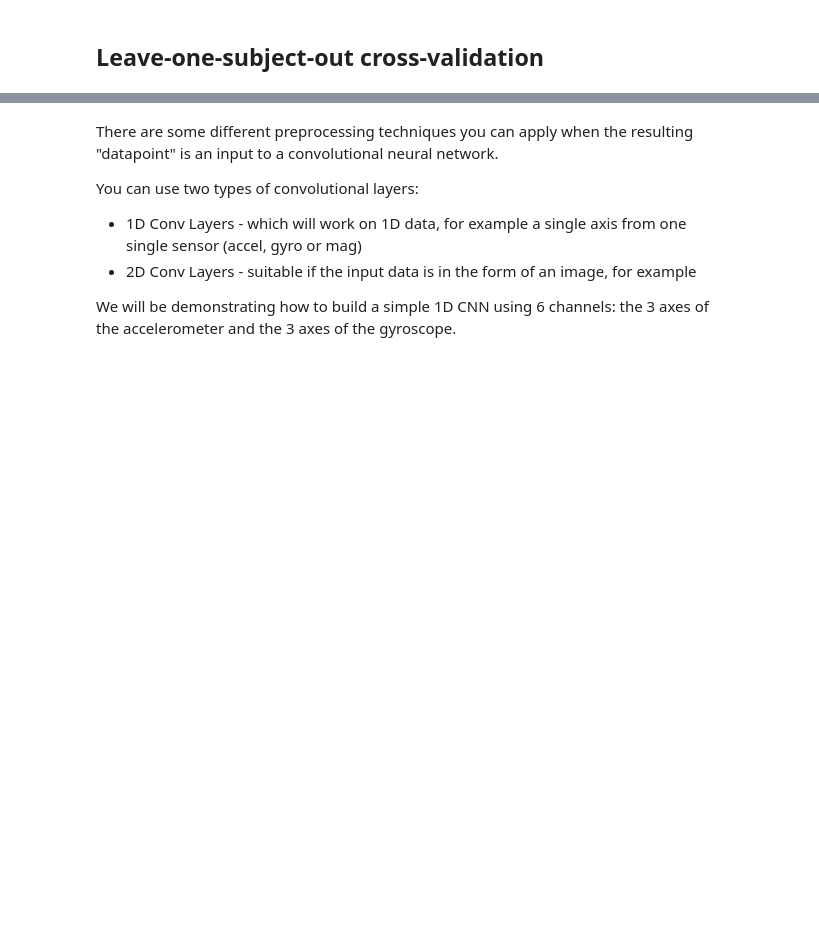
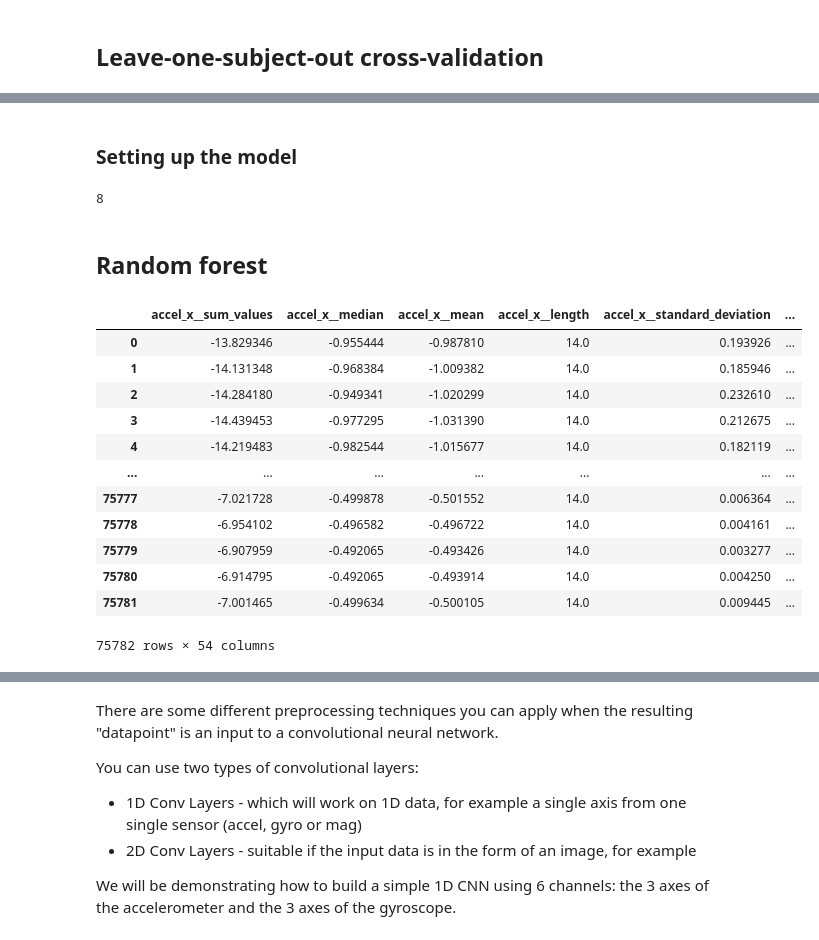
Before and after one commit to wassim2u/PDIOT-cw3, a Jupyter notebook: ML/model_builder.ipynb, the cells around one changed output, grey strips where cells are left out. Drawn from its saved outputs; the diff is of its cells as text; code cells hidden in the pictures; blank space fills up the shorter version.

```diff
--- a/ML/model_builder.ipynb
+++ b/ML/model_builder.ipynb
@@ -132,0 +234,4 @@ base_df['accel_x'].plot()
+# %%
+base_df= new_df
+base_df = base_df.dropna(subset=columns_of_interest_initial).reset_index(drop=True)
+base_df
@@ -133,2 +240,8 @@ base_df['accel_x'].plot()
+# %%
+#Minmaxscaler Attempt
+from sklearn.preprocessing import MinMaxScaler
+scaler = MinMaxScaler()
+scaler = scaler.fit(base_df[columns_of_interest_training].values)
+base_df.loc[:,columns_of_interest_training] = scaler.transform(base_df[columns_of_interest_training].to_numpy())
 # %%
 len(base_df.activity_type.values == 'Falling on Knees')
@@ -225,8 +338,14 @@ You can use the window ID to refer back to the initial dataframe and get the cla
 # %% [markdown]
 We will now process both recordings so that we have two classes for our classifier. For your own work you should only aim to perform classification on data from one sensor.
 # %%
+def overlap_class_labels_for_training_and_testing(training_set, testing_set):
+    training_set = []
+#     subset_base_df = base_df[base_df['activity_type'].isin(temp_class_labels)]
+    class_labels = []
+    return training_set, class_labels
 
-def group_into_sliding_windows(df,window_size=50,step_size=25):
+
+def group_into_sliding_windows(df,window_size=50,step_size=25, step_size_falling=5):
 
     window_number = 0 # start a counter at 0 to keep track of the window number
 
@@ -236,10 +355,15 @@ def group_into_sliding_windows(df,window_size=50,step_size=25):
     for rid, group in df.groupby("recording_id"):
         print(f"Processing rid = {rid}")
         large_enough_windows = [window for window in group.rolling(window=window_size, min_periods=window_size) if len(window) == window_size]
+        large_enough_windows = [window for window in group.rolling(window=window_size, min_periods=window_size) if len(window) == window_size]
 
+        overlapping_windows =[]
+        #TODO: Change the label into activity codes, since we are changing the activity types
+        if group['activity_type'].unique()[0] == grouped_falling_label:
+            overlapping_windows = large_enough_windows[::step_size_falling]
 
-
-        overlapping_windows = large_enough_windows[::step_size]
+        else:
+            overlapping_windows = large_enough_windows[::step_size]
         print(len(overlapping_windows))
         # then we will append a window ID to each window
         if overlapping_windows:
@@ -339,3 +543,45 @@ This is why when training a HAR model you will want to do a special kind of cros
 ![losoxv](../Images/LOOCV.png "losoxv")
 
 This ensures that the results we get from our classifier are consistent to what we would get in real life, if we were to test the model on a new user.
+# %% [markdown]
+### Setting up the model
+# %%
+filters = 64
+kernel_size = 3
+n_features = 6
+activation='relu'
+n_classes = len(class_labels)
+# n_classes = 12
+
+print(n_classes)
+# %% [output]
+8
+# %% [markdown]
+## Random forest
+# %%
+# now extract all features
+feature_list_train = []
+
+for col in columns_of_interest_training:
+    new_features = tsfresh.extract_features(timeseries_container=X_train_sliding_windows, column_id='window_id',
+                        column_value=col, default_fc_parameters=tsfresh.feature_extraction.MinimalFCParameters())
+
+    feature_list_train.append(new_features)
+
+feature_list_train = pd.concat(feature_list_train, axis=1)
+
+feature_list_train
+# %% [output]
+|  | accel_x__sum_values | accel_x__median | accel_x__mean | accel_x__length | accel_x__standard_deviation | ... |
+| 0 | -13.829346 | -0.955444 | -0.987810 | 14.0 | 0.193926 | ... |
+| 1 | -14.131348 | -0.968384 | -1.009382 | 14.0 | 0.185946 | ... |
+| 2 | -14.284180 | -0.949341 | -1.020299 | 14.0 | 0.232610 | ... |
+| 3 | -14.439453 | -0.977295 | -1.031390 | 14.0 | 0.212675 | ... |
+| 4 | -14.219483 | -0.982544 | -1.015677 | 14.0 | 0.182119 | ... |
+| ... | ... | ... | ... | ... | ... | ... |
+| 75777 | -7.021728 | -0.499878 | -0.501552 | 14.0 | 0.006364 | ... |
+| 75778 | -6.954102 | -0.496582 | -0.496722 | 14.0 | 0.004161 | ... |
+| 75779 | -6.907959 | -0.492065 | -0.493426 | 14.0 | 0.003277 | ... |
+| 75780 | -6.914795 | -0.492065 | -0.493914 | 14.0 | 0.004250 | ... |
+| 75781 | -7.001465 | -0.499634 | -0.500105 | 14.0 | 0.009445 | ... |
+75782 rows × 54 columns
```
Also changed, not shown: parts of 81 cells of this notebook.
